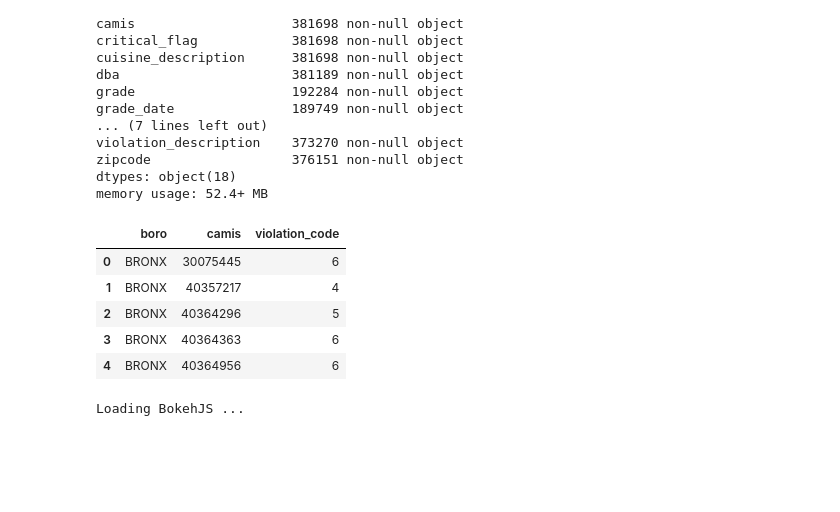
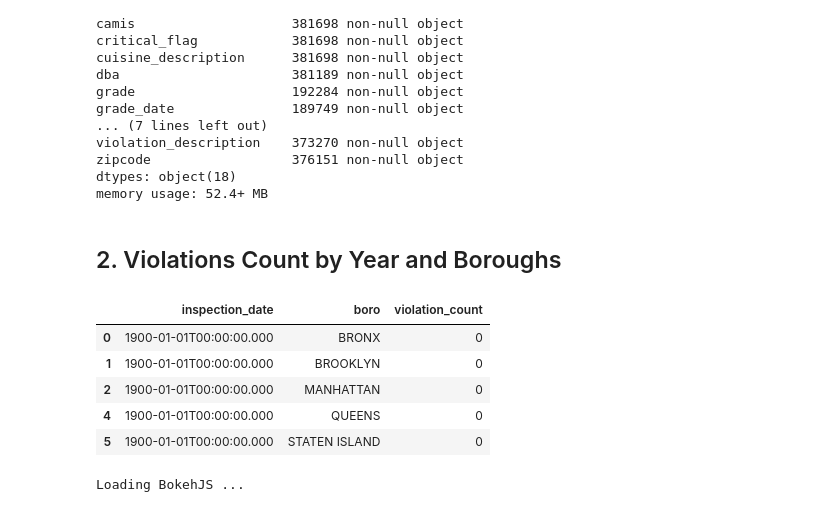
Before and after one commit to vknguyen1902/nyc-restaurants-inspections, a Jupyter notebook: json-restaurants-inspections.ipynb, the cells around one changed output. Cells and saved outputs as stored; diff of their text form; code cells hidden in the pictures; blank space fills up the shorter version.

```diff
--- a/json-restaurants-inspections.ipynb
+++ b/json-restaurants-inspections.ipynb
@@ -51,18 +65,22 @@ violation_description    373270 non-null object
 zipcode                  376151 non-null object
 dtypes: object(18)
 memory usage: 52.4+ MB
+# %% [markdown]
+## 2. Violations Count by Year and Boroughs
 # %%
-violation_count = data_df.groupby(['boro','camis'])['violation_code'].count()
+violation_count = data_df.groupby(['inspection_date','boro'])['violation_code'].count()
 violation_count = pd.DataFrame(violation_count)
 violation_count = violation_count.reset_index()
+violation_count = violation_count.loc[violation_count['boro']!='Missing']
+violation_count = violation_count.rename(columns={"violation_code": "violation_count"})
 violation_count.head()
 # %% [output]
-|  | boro | camis | violation_code |
-| 0 | BRONX | 30075445 | 6 |
-| 1 | BRONX | 40357217 | 4 |
-| 2 | BRONX | 40364296 | 5 |
-| 3 | BRONX | 40364363 | 6 |
-| 4 | BRONX | 40364956 | 6 |
+|  | inspection_date | boro | violation_count |
+| 0 | 1900-01-01T00:00:00.000 | BRONX | 0 |
+| 1 | 1900-01-01T00:00:00.000 | BROOKLYN | 0 |
+| 2 | 1900-01-01T00:00:00.000 | MANHATTAN | 0 |
+| 4 | 1900-01-01T00:00:00.000 | QUEENS | 0 |
+| 5 | 1900-01-01T00:00:00.000 | STATEN ISLAND | 0 |
 # %%
 output_notebook()
 # %% [output]
```
Also changed, not shown: parts of 9 cells of this notebook.
